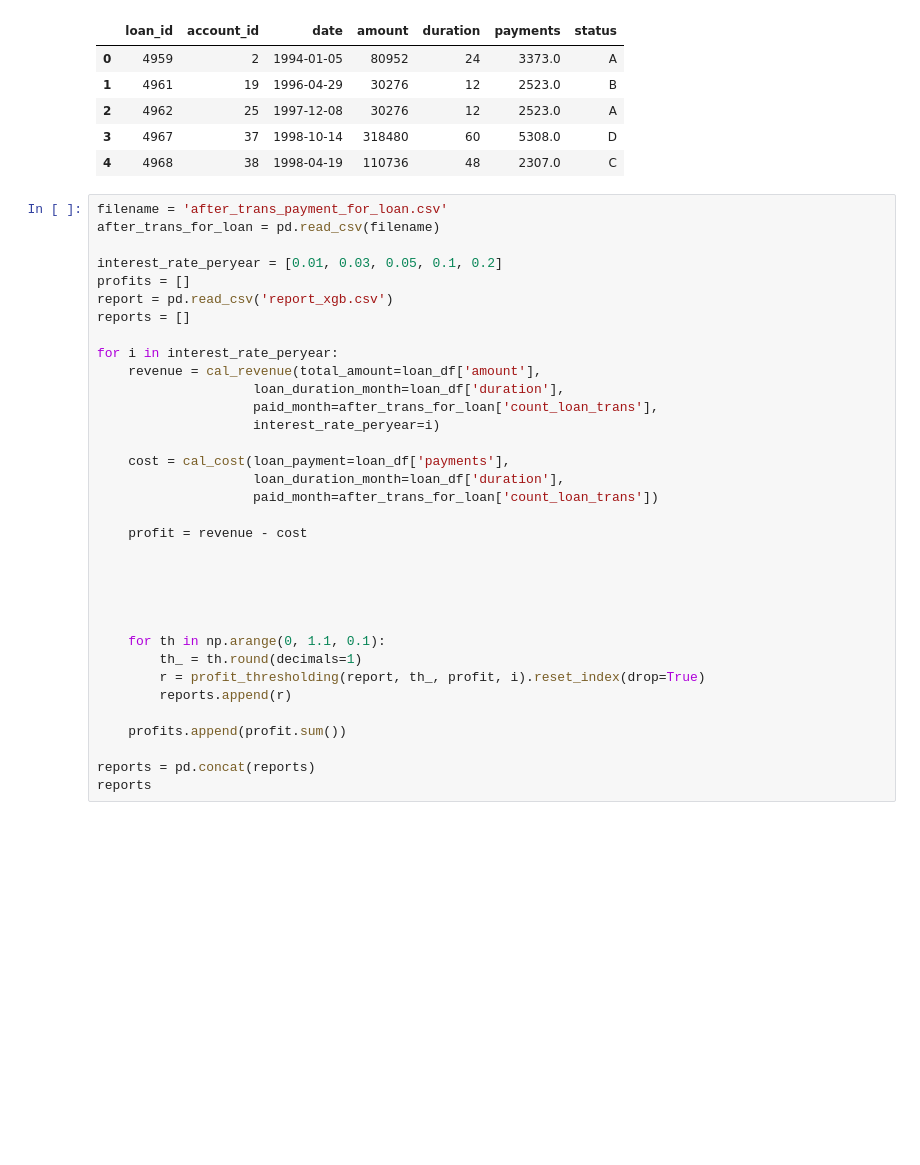
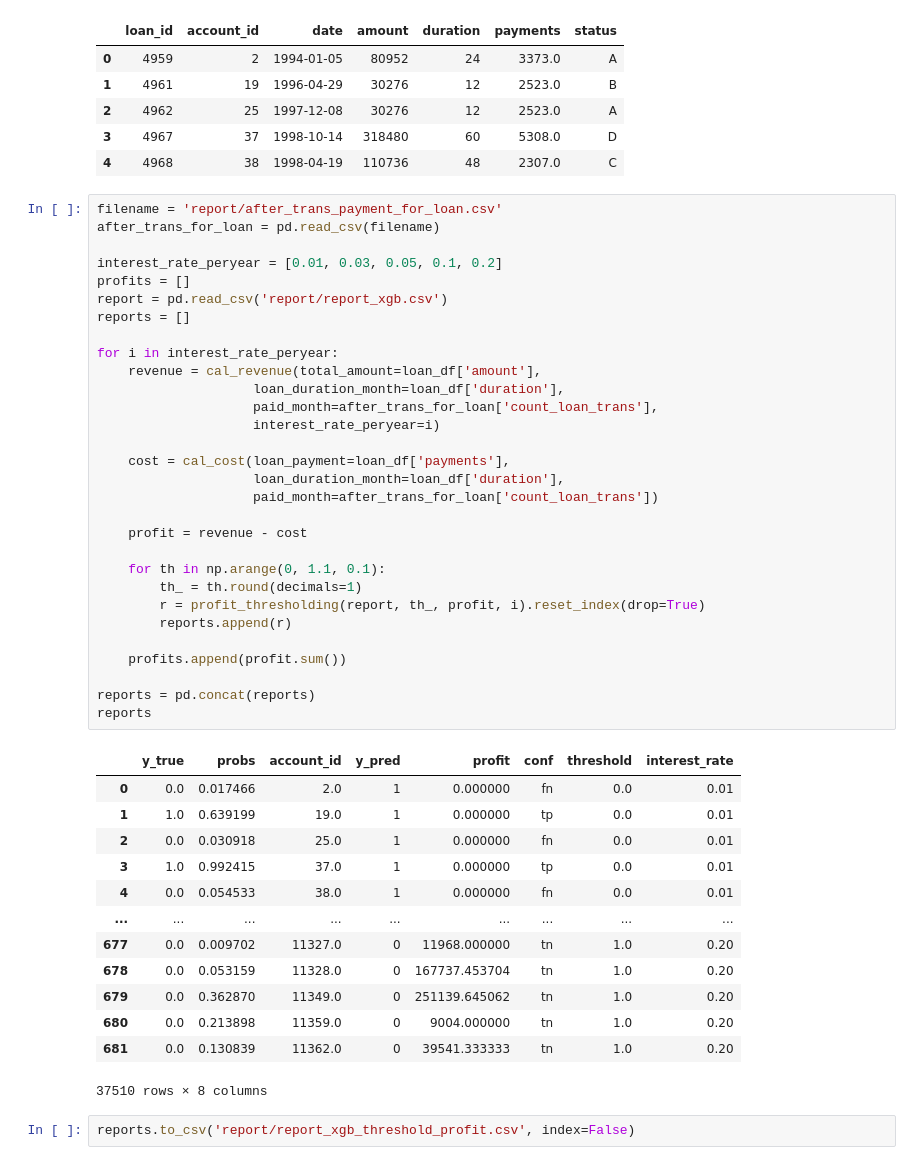
Before and after one commit to sorayutmild/loan-default-prediction, a Jupyter notebook: profit_analysis.ipynb, the cells around one changed output. Saved outputs shown, nothing was run; the diff lists cells and outputs as text; blank space fills up the shorter version.

Commit message:
Edit data_manipulation and profit_analysis

```diff
--- a/profit_analysis.ipynb
+++ b/profit_analysis.ipynb
@@ -103,36 +159,48 @@ loan_df.head()
 | 3 | 4967 | 37 | 1998-10-14 | 318480 | 60 | 5308.0 | D |
 | 4 | 4968 | 38 | 1998-04-19 | 110736 | 48 | 2307.0 | C |
 # %%
-filename = 'after_trans_payment_for_loan.csv'
+filename = 'report/after_trans_payment_for_loan.csv'
 after_trans_for_loan = pd.read_csv(filename)
 
 interest_rate_peryear = [0.01, 0.03, 0.05, 0.1, 0.2]
 profits = []
-report = pd.read_csv('report_xgb.csv')
+report = pd.read_csv('report/report_xgb.csv')
 reports = []
 
 for i in interest_rate_peryear:
     revenue = cal_revenue(total_amount=loan_df['amount'],
                     loan_duration_month=loan_df['duration'],
                     paid_month=after_trans_for_loan['count_loan_trans'],
                     interest_rate_peryear=i)
 
     cost = cal_cost(loan_payment=loan_df['payments'],
                     loan_duration_month=loan_df['duration'],
                     paid_month=after_trans_for_loan['count_loan_trans'])
 
     profit = revenue - cost
 
-
-
-
-
     for th in np.arange(0, 1.1, 0.1):
         th_ = th.round(decimals=1)
         r = profit_thresholding(report, th_, profit, i).reset_index(drop=True)
         reports.append(r)
 
     profits.append(profit.sum())
 
 reports = pd.concat(reports)
 reports
+# %% [output]
+|  | y_true | probs | account_id | y_pred | profit | conf | threshold | interest_rate |
+| 0 | 0.0 | 0.017466 | 2.0 | 1 | 0.000000 | fn | 0.0 | 0.01 |
+| 1 | 1.0 | 0.639199 | 19.0 | 1 | 0.000000 | tp | 0.0 | 0.01 |
+| 2 | 0.0 | 0.030918 | 25.0 | 1 | 0.000000 | fn | 0.0 | 0.01 |
+| 3 | 1.0 | 0.992415 | 37.0 | 1 | 0.000000 | tp | 0.0 | 0.01 |
+| 4 | 0.0 | 0.054533 | 38.0 | 1 | 0.000000 | fn | 0.0 | 0.01 |
+| ... | ... | ... | ... | ... | ... | ... | ... | ... |
+| 677 | 0.0 | 0.009702 | 11327.0 | 0 | 11968.000000 | tn | 1.0 | 0.20 |
+| 678 | 0.0 | 0.053159 | 11328.0 | 0 | 167737.453704 | tn | 1.0 | 0.20 |
+| 679 | 0.0 | 0.362870 | 11349.0 | 0 | 251139.645062 | tn | 1.0 | 0.20 |
+| 680 | 0.0 | 0.213898 | 11359.0 | 0 | 9004.000000 | tn | 1.0 | 0.20 |
+| 681 | 0.0 | 0.130839 | 11362.0 | 0 | 39541.333333 | tn | 1.0 | 0.20 |
+37510 rows × 8 columns
+# %%
+reports.to_csv('report/report_xgb_threshold_profit.csv', index=False)
```
Also changed, not shown: parts of 10 cells of this notebook, 7 other files.
